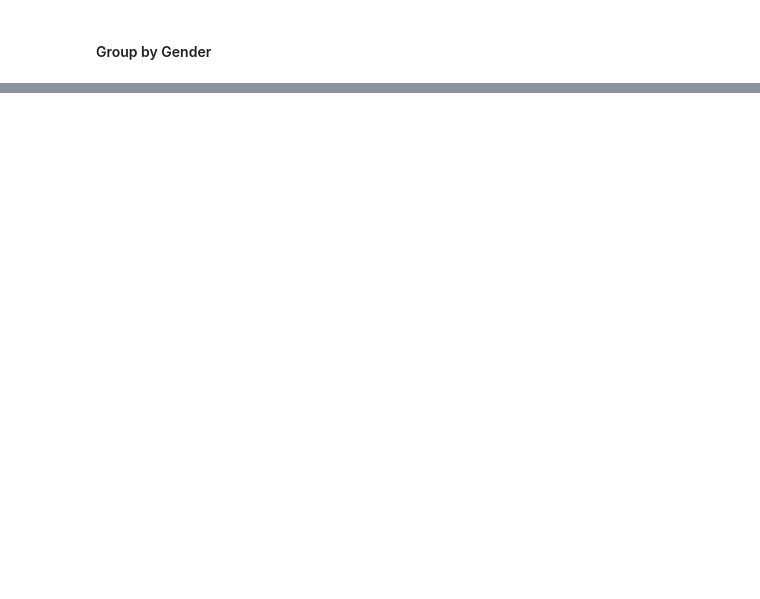
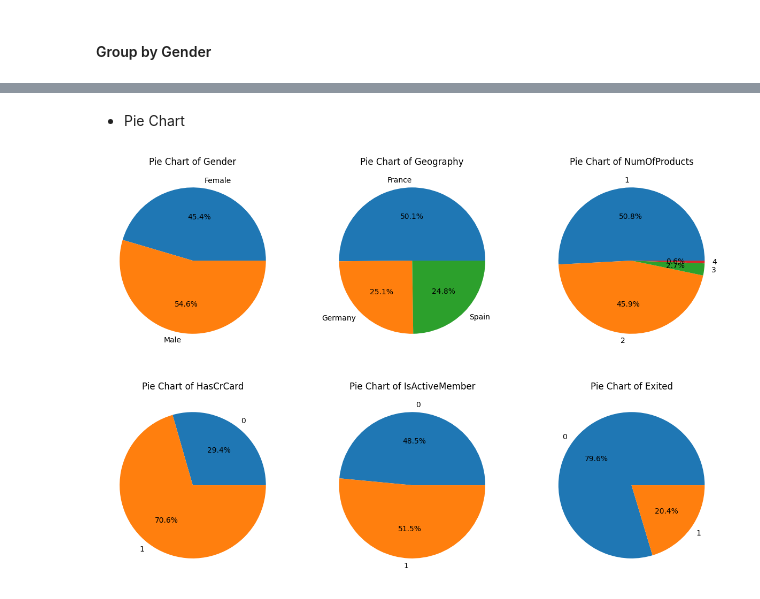
Before and after one commit to anass17/Prediction-de-l-Attrition-Client-Bancaire, a Jupyter notebook: notebooks/data_exploration_eda.ipynb, the cells around one changed output, grey strips where cells are left out. Saved outputs shown, nothing was run; the diff lists cells and outputs as text; code cells hidden in the pictures; blank space fills up the shorter version.

```diff
--- a/notebooks/data_exploration_eda.ipynb
+++ b/notebooks/data_exploration_eda.ipynb
@@ -102,0 +161,22 @@ df.groupBy("Gender").agg(
+# %% [markdown]
+- Pie Chart
+# %%
+i = 1
+
+plt.figure(figsize=(15,10))
+
+for c in ["Gender", "Geography", "NumOfProducts", "HasCrCard", "IsActiveMember", "Exited"]:
+
+    plt.subplot(2, 3, i)
+    plt.pie(
+        pdf[c].value_counts().sort_index(),
+        labels=list(sorted(pdf[c].unique())),
+        autopct="%1.1f%%"
+    )
+    plt.title("Pie Chart of " + c)
+
+    i += 1
+
+plt.show()
+# %% [output]
+[figure, added]
```
Also changed, not shown: parts of 6 cells of this notebook, 2 other files.
